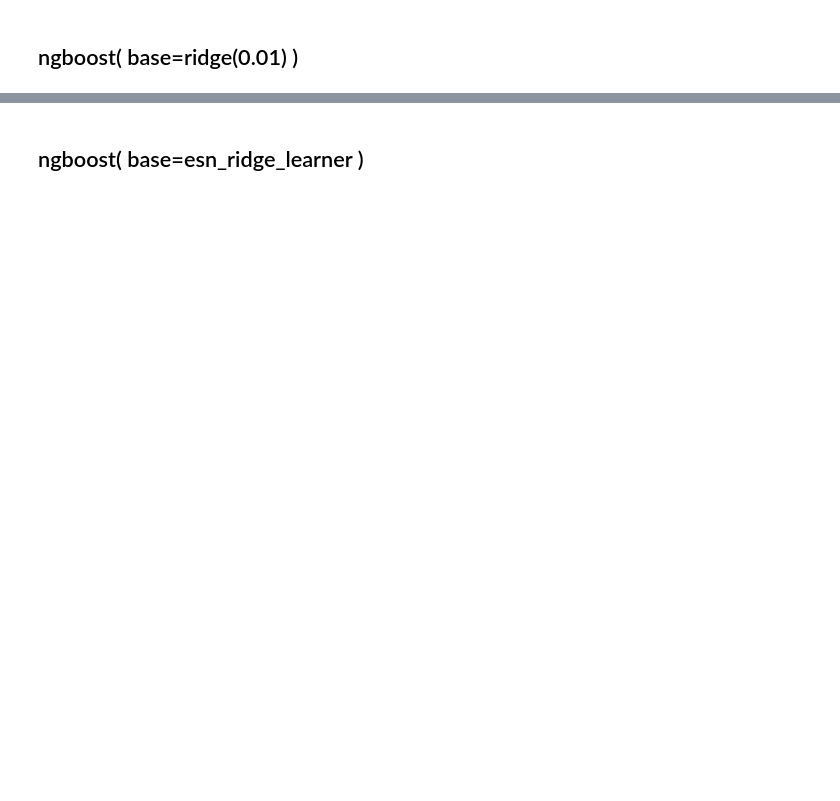
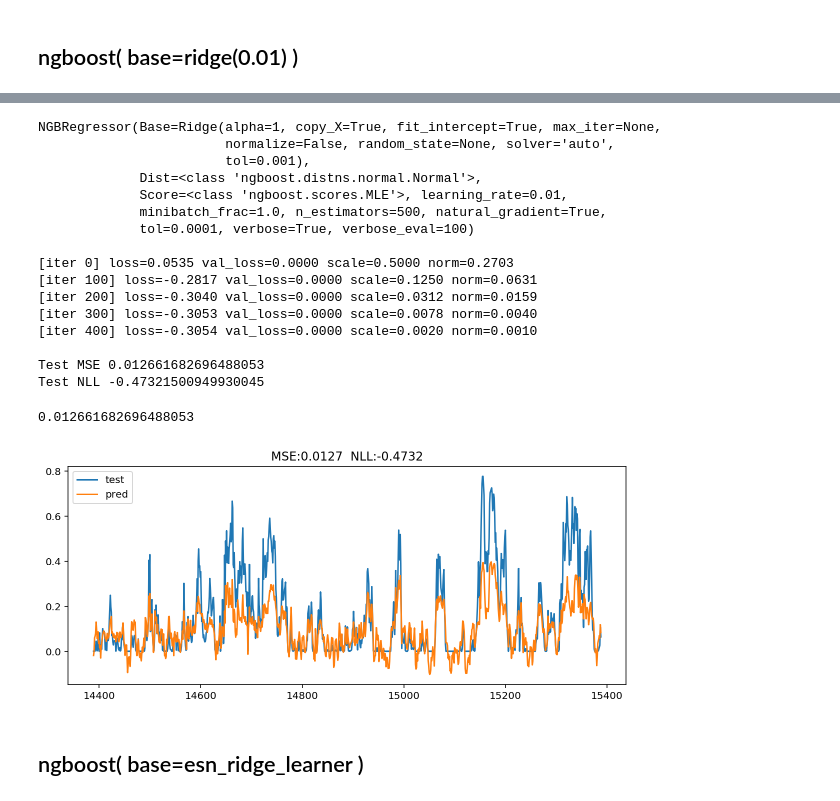
Before and after one commit to longdongchuan/ML_Project, a Jupyter notebook: ML - 2.1/result/GA-esn_learners/ridge模型对比.ipynb, the cells around one changed output, grey strips where cells are left out. Saved outputs shown, nothing was run; the diff lists cells and outputs as text; code cells hidden in the pictures; blank space fills up the shorter version.

```diff
--- a/ML - 2.1/result/GA-esn_learners/ridge模型对比.ipynb
+++ b/ML - 2.1/result/GA-esn_learners/ridge模型对比.ipynb
@@ -126,4 +198,29 @@ Test NLL -0.4731345092118707
 [figure]
+# %%
+model_test(Base=default_linear_learner(alpha=1),
+            n_estimators=500, verbose_eval=100,
+            X_train=X_train, X_test=X_test,
+            Y_train=Y_train, Y_test=Y_test,
+            return_mse=True) # 0.012644396357596153
+# %% [output]
+NGBRegressor(Base=Ridge(alpha=1, copy_X=True, fit_intercept=True, max_iter=None,
+                        normalize=False, random_state=None, solver='auto',
+                        tol=0.001),
+             Dist=<class 'ngboost.distns.normal.Normal'>,
+             Score=<class 'ngboost.scores.MLE'>, learning_rate=0.01,
+             minibatch_frac=1.0, n_estimators=500, natural_gradient=True,
+             tol=0.0001, verbose=True, verbose_eval=100)
+
+[iter 0] loss=0.0535 val_loss=0.0000 scale=0.5000 norm=0.2703
+[iter 100] loss=-0.2817 val_loss=0.0000 scale=0.1250 norm=0.0631
+[iter 200] loss=-0.3040 val_loss=0.0000 scale=0.0312 norm=0.0159
+[iter 300] loss=-0.3053 val_loss=0.0000 scale=0.0078 norm=0.0040
+[iter 400] loss=-0.3054 val_loss=0.0000 scale=0.0020 norm=0.0010
+
+Test MSE 0.012661682696488053
+Test NLL -0.47321500949930045
+0.012661682696488053
+[figure, added]
 # %% [markdown]
 ## ngboost( base=esn_ridge_learner )
 # %%
```
Also changed, not shown: parts of 11 cells of this notebook, 4 other files.
